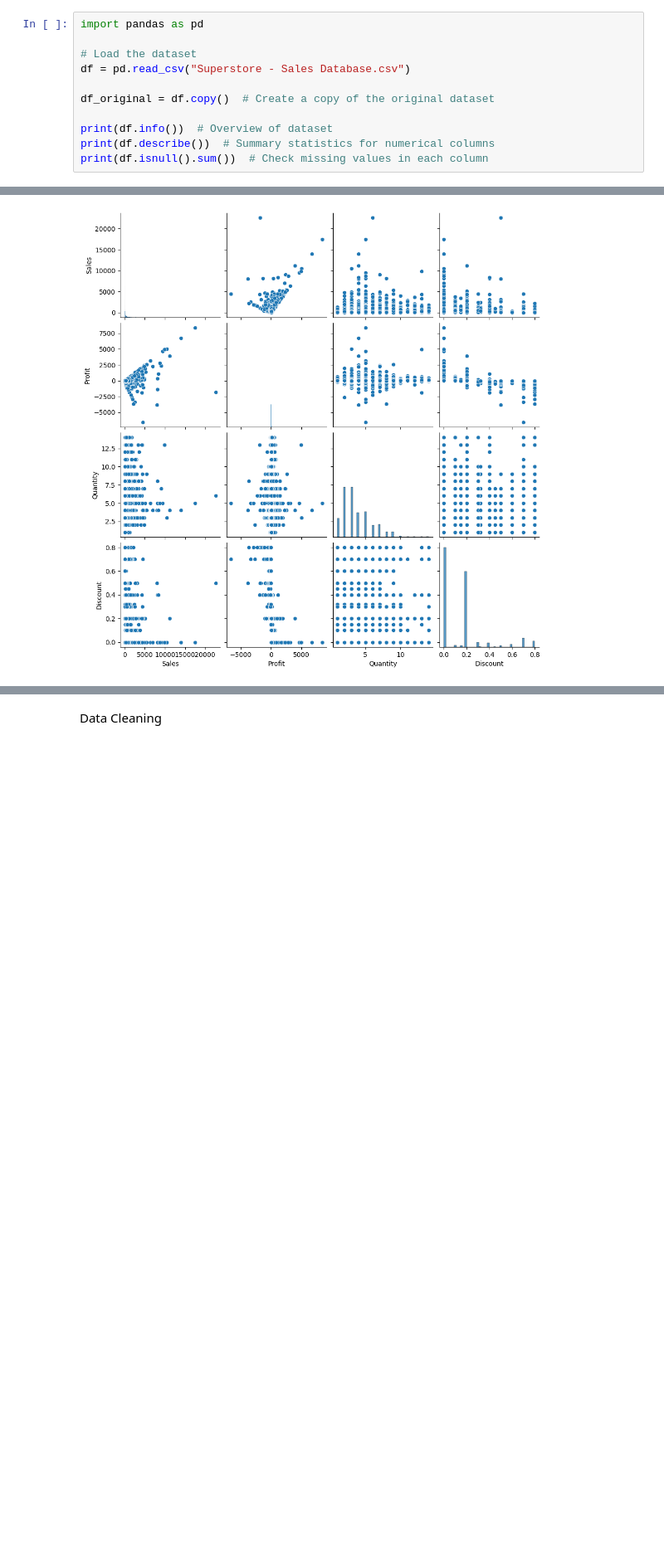
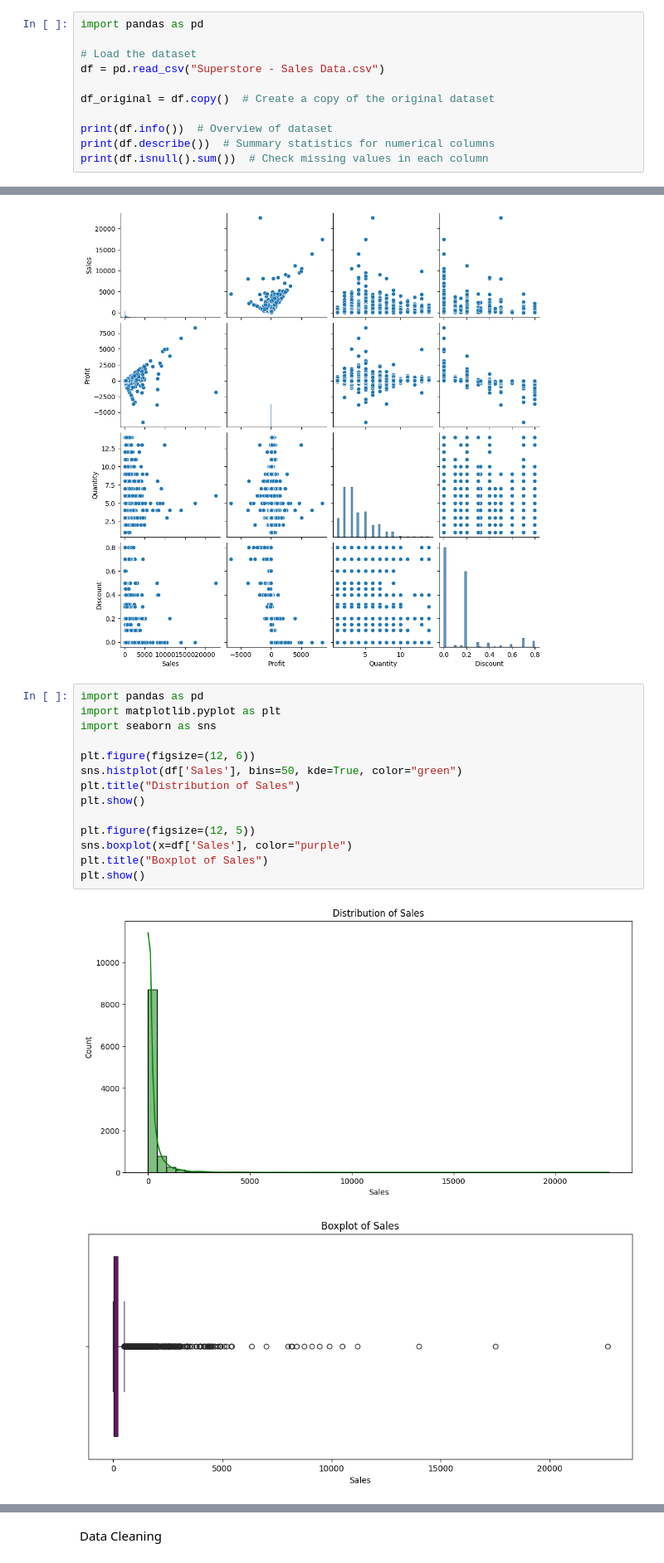
Before and after one commit to pdivya26/Superstores-Sales-Prediction-and-Analysis, a Jupyter notebook: Sales_Prediction_Model.ipynb, the cells around one changed output, grey strips where cells are left out. Shown at 83% size. Saved outputs shown, nothing was run; the diff lists cells and outputs as text; blank space fills up the shorter version.

```diff
--- a/Sales_Prediction_Model.ipynb
+++ b/Sales_Prediction_Model.ipynb
@@ -17,7 +18,7 @@ EDA
 import pandas as pd
 
 # Load the dataset
-df = pd.read_csv("Superstore - Sales Database.csv")
+df = pd.read_csv("Superstore - Sales Data.csv")
 
 df_original = df.copy()  # Create a copy of the original dataset
 
@@ -104,3 +88,20 @@ sns.pairplot(df[['Sales', 'Profit', 'Quantity', 'Discount']])
 plt.show()
 # %% [output]
 [figure]
+# %%
+import pandas as pd
+import matplotlib.pyplot as plt
+import seaborn as sns
+
+plt.figure(figsize=(12, 6))
+sns.histplot(df['Sales'], bins=50, kde=True, color="green")
+plt.title("Distribution of Sales")
+plt.show()
+
+plt.figure(figsize=(12, 5))
+sns.boxplot(x=df['Sales'], color="purple")
+plt.title("Boxplot of Sales")
+plt.show()
+# %% [output]
+[figure, added]
+[figure, added]
```
Also changed, not shown: parts of 23 cells of this notebook.
